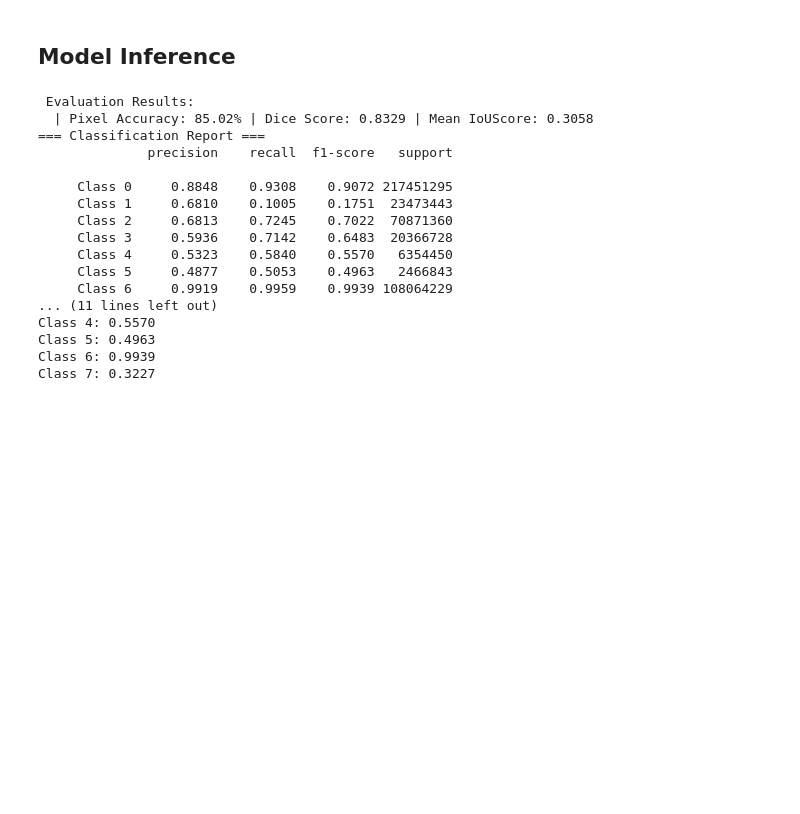
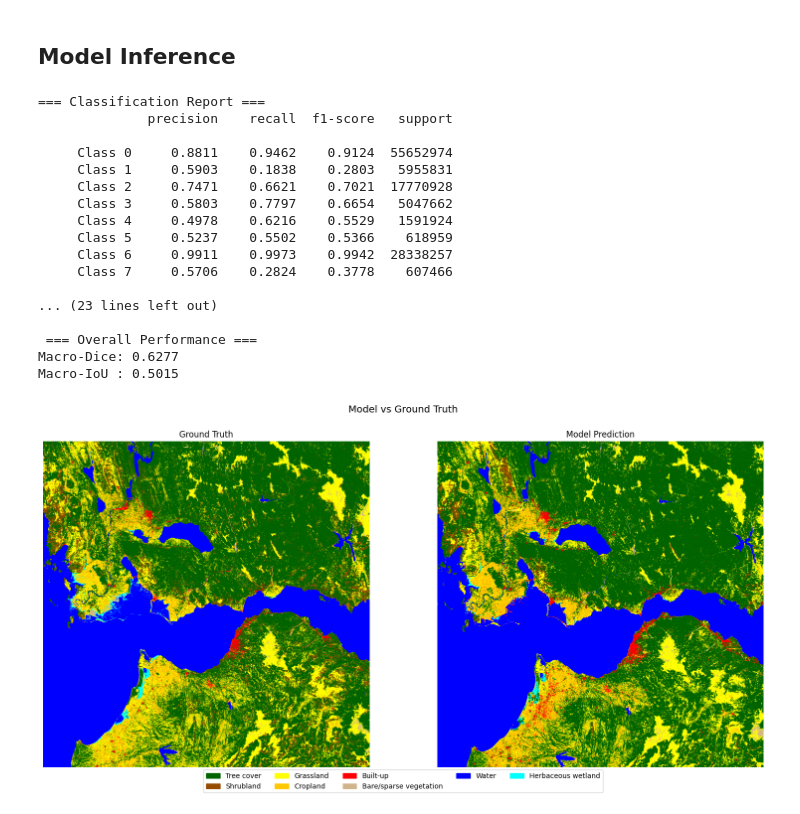
Before and after one commit to pervolarakis2001/land_cover_mapping, a Jupyter notebook: predict.ipynb, the cells around one changed output. Saved outputs shown, nothing was run; the diff lists cells and outputs as text; code cells hidden in the pictures; blank space fills up the shorter version.

Commit message:
backup pipeline and prediction

```diff
--- a/predict.ipynb
+++ b/predict.ipynb
@@ -155,25 +153,25 @@ utils.visualize_samples(
 ## Model Inference
 # %%
 unet = model.UNet(num_classes=8)
-unet.load_state_dict(torch.load("output/exp_01_1_hybrid_loss.pt"))
+unet.load_state_dict(torch.load("output/new_fine_tuning.pt"))
 unet.to(device)
-avg_loss, avg_acc, avg_dice = t.evaluate_model(unet, ds_test)
+
 t.segmentation_report(unet, ds_test)
 # %% [output]
- Evaluation Results:
-  | Pixel Accuracy: 85.02% | Dice Score: 0.8329 | Mean IoUScore: 0.3058
 === Classification Report ===
               precision    recall  f1-score   support
 
-     Class 0     0.8848    0.9308    0.9072 217451295
-     Class 1     0.6810    0.1005    0.1751  23473443
-     Class 2     0.6813    0.7245    0.7022  70871360
-     Class 3     0.5936    0.7142    0.6483  20366728
-     Class 4     0.5323    0.5840    0.5570   6354450
-     Class 5     0.4877    0.5053    0.4963   2466843
-     Class 6     0.9919    0.9959    0.9939 108064229
-... (11 lines left out)
-Class 4: 0.5570
-Class 5: 0.4963
-Class 6: 0.9939
-Class 7: 0.3227
+     Class 0     0.8811    0.9462    0.9124  55652974
+     Class 1     0.5903    0.1838    0.2803   5955831
+     Class 2     0.7471    0.6621    0.7021  17770928
+     Class 3     0.5803    0.7797    0.6654   5047662
+     Class 4     0.4978    0.6216    0.5529   1591924
+     Class 5     0.5237    0.5502    0.5366    618959
+     Class 6     0.9911    0.9973    0.9942  28338257
+     Class 7     0.5706    0.2824    0.3778    607466
+
+... (23 lines left out)
+
+ === Overall Performance ===
+Macro-Dice: 0.6277
+Macro-IoU : 0.5015
@@ -179,0 +184,23 @@ Class 7: 0.3227
+# %%
+class_colors = {
+    0: ("Tree cover", (0, 100, 0)),
+    1: ("Shrubland", (150, 75, 0)),
+    2: ("Grassland", (255, 255, 0)),
+    3: ("Cropland", (255, 200, 0)),
+    4: ("Built-up", (255, 0, 0)),
+    5: ("Bare/sparse vegetation", (210, 180, 140)),
+    6: ("Water", (0, 0, 255)),
+    7: ("Herbaceous wetland", (0, 255, 255)),
+}
+
+
+rows = 10980 // 256  # vertical tiles
+cols = 10980 // 256  # horizontal tiles
+prediction = utils.reconstruct_mosaic(
+    "data/pred_patches/predicted_mask_patches", (rows, cols)
+)
+utils.plot_prediction_vs_groundtruth(
+    prediction, "data/prediction/GBDA24_ex2_34SEH_ref_data.tif", class_colors
+)
+# %% [output]
+[figure, added]
```
Also changed, not shown: parts of 8 cells of this notebook, 1 other file.
